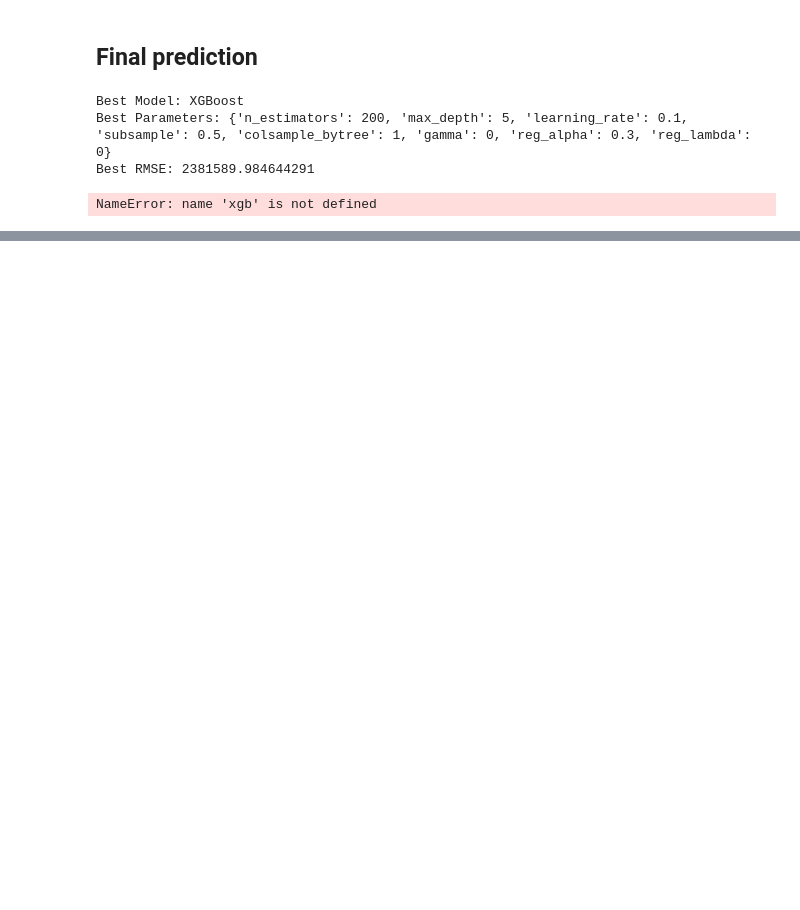
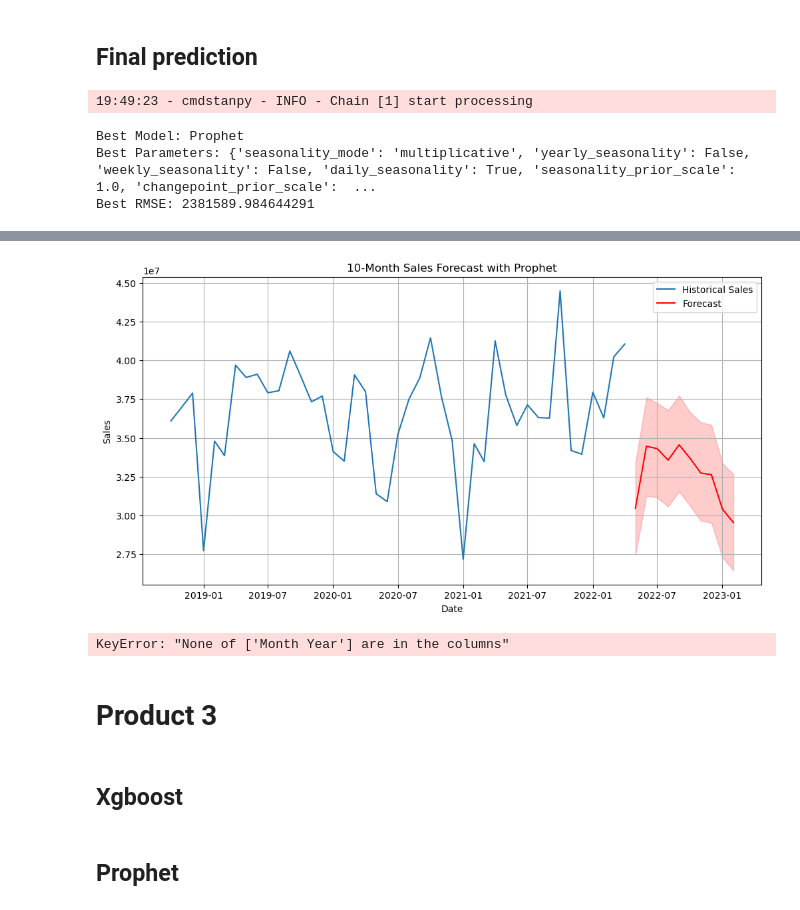
Before and after one commit to philippedut/BC_DA_Siemens, a Jupyter notebook: Notebooks/Models.ipynb, the cells around one changed output, grey strips where cells are left out. Cells and saved outputs as stored; diff of their text form; code cells hidden in the pictures; blank space fills up the shorter version.

Commit message:
preparing the model for night run

```diff
--- a/Notebooks/Models.ipynb
+++ b/Notebooks/Models.ipynb
@@ -92,8 +99,6 @@ DATE
 | 2004-05-01 | 23.708115 | 23.708115 | 85.696486 | 101.864777 | 100.305285 | 85.951483 | ... |
 | 2004-06-01 | 27.009138 | 27.009138 | 106.641482 | 120.332920 | 119.616380 | 85.902640 | ... |
 5 rows × 24 columns
-# %%
-test_set = pd.read_csv('../Data/Case2_Test Set Template.csv', sep=';')
 # %%
 def parse_month_year(date_string):
     month_map = {
@@ -152,8 +157,7 @@ xgboost_param_grid = {
 prophet_param_grid = {
     'seasonality_mode': ['additive', 'multiplicative'],
     'yearly_seasonality': [True, False],
-    'weekly_seasonality': [True, False],
-    'daily_seasonality': [True, False],
+    'monthly_seasonality': [True, False],
     'seasonality_prior_scale': [0.1, 1.0, 10.0],
     'changepoint_prior_scale': [0.01, 0.1, 0.5]
 }
@@ -256,7 +260,6 @@ best_model, best_params, best_rmse, best_model_name = select_best_model(
     prophet_best_model_1, prophet_best_params_1, prophet_best_rmse_1, "Prophet",
     xgboost_best_model_1, xgboost_best_params_1, xgboost_best_rmse_1, "XGBoost"
 )
-
 print(f"Best Model: {best_model_name}")
 print("Best Parameters:", best_params)
 print("Best RMSE:", best_rmse)
@@ -278,9 +281,10 @@ else:
 results.set_index('ds',inplace = True)
 test_set_1.set_index('Month Year', inplace = True)
 test_set_1["Sales_EUR"] = results["yhat"]
+test_set_1.reset_index(inplace = True)
 test_set_1
 # %% [output]
-Best Model: XGBoost
-Best Parameters: {'n_estimators': 200, 'max_depth': 5, 'learning_rate': 0.1, 'subsample': 0.5, 'colsample_bytree': 1, 'gamma': 0, 'reg_alpha': 0.3, 'reg_lambda': 0}
-Best RMSE: 2381589.984644291
+19:49:23 - cmdstanpy - INFO - Chain [1] start processing
-NameError: name 'xgb' is not defined
+Best Model: Prophet
+Best Parameters: {'seasonality_mode': 'multiplicative', 'yearly_seasonality': False, 'weekly_seasonality': False, 'daily_seasonality': True, 'seasonality_prior_scale': 1.0, 'changepoint_prior_scale':  ...
+Best RMSE: 2381589.984644291
@@ -286,0 +292,4 @@ NameError: name 'xgb' is not defined
+[figure, added]
+KeyError: "None of ['Month Year'] are in the columns"
+# %% [markdown]
+# Product 3
@@ -286,0 +301,2 @@ NameError: name 'xgb' is not defined
+# %% [markdown]
+## Xgboost
@@ -286,0 +315,2 @@ NameError: name 'xgb' is not defined
+# %% [markdown]
+## Prophet
```
Also changed, not shown: parts of 106 cells of this notebook.
